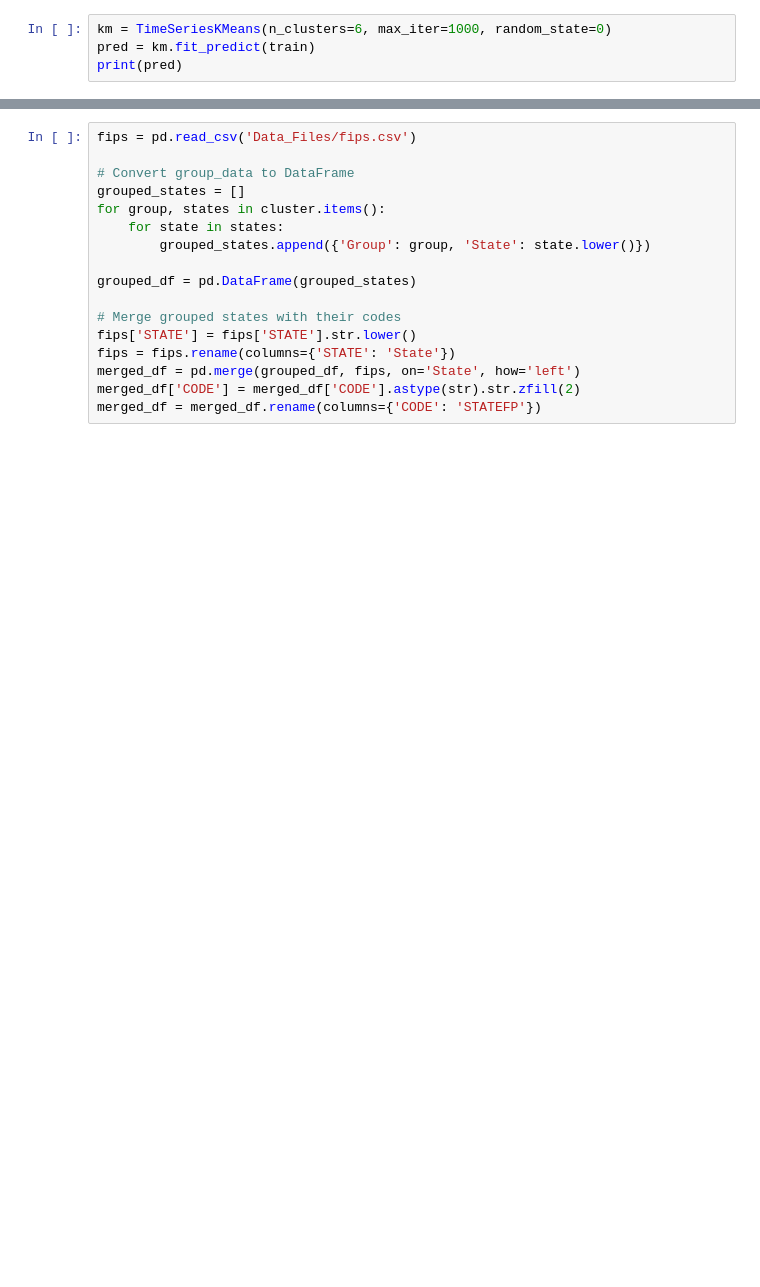
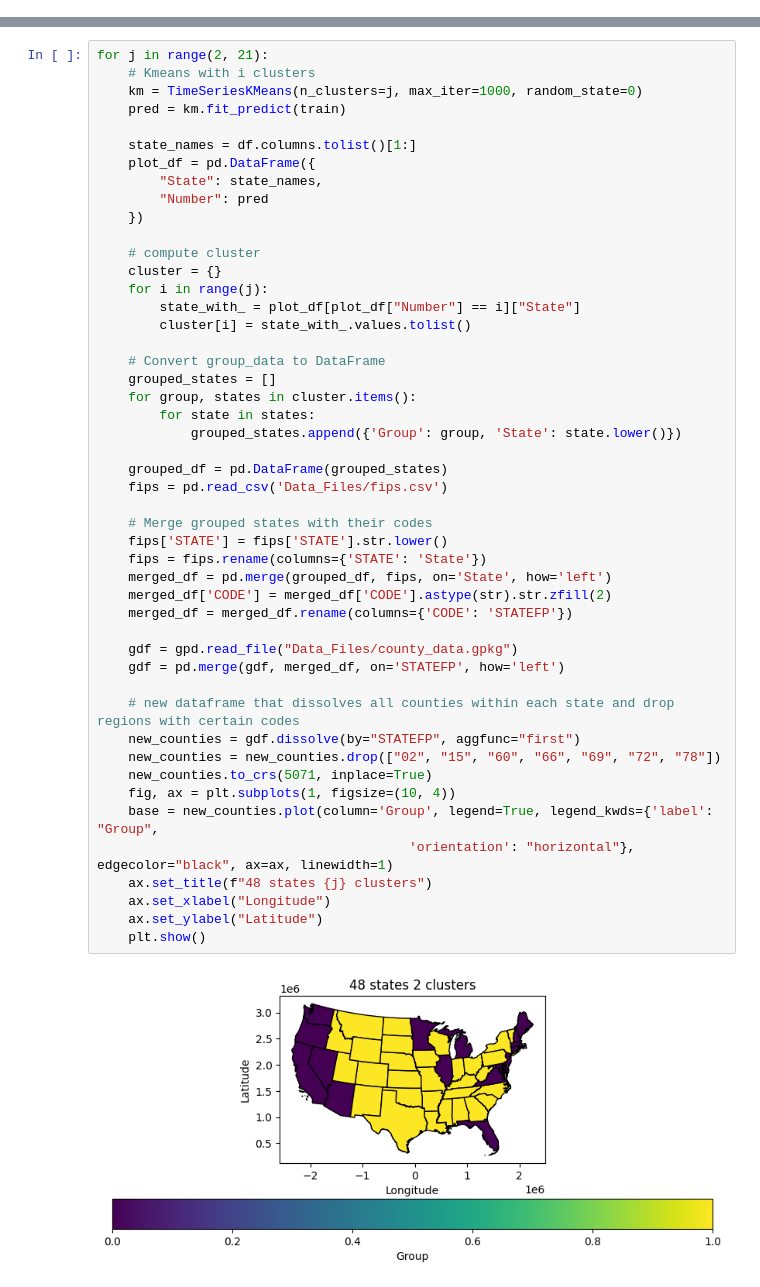
Before and after one commit to jpatrickb/vol3_housing_project, a Jupyter notebook: time_series_clustering.ipynb, the cells around one changed output, grey strips where cells are left out. Cells and saved outputs as stored; diff of their text form; blank space fills up the shorter version.

```diff
--- a/time_series_clustering.ipynb
+++ b/time_series_clustering.ipynb
@@ -40,4 +34,0 @@ print(train.shape)
-# %%
-km = TimeSeriesKMeans(n_clusters=6, max_iter=1000, random_state=0)
-pred = km.fit_predict(train)
-print(pred)
@@ -63,17 +35,50 @@ print(cluster)
 # %%
-fips = pd.read_csv('Data_Files/fips.csv')
+for j in range(2, 21):
+    # Kmeans with i clusters
+    km = TimeSeriesKMeans(n_clusters=j, max_iter=1000, random_state=0)
+    pred = km.fit_predict(train)
 
-# Convert group_data to DataFrame
-grouped_states = []
-for group, states in cluster.items():
-    for state in states:
-        grouped_states.append({'Group': group, 'State': state.lower()})
+    state_names = df.columns.tolist()[1:]
+    plot_df = pd.DataFrame({
+        "State": state_names,
+        "Number": pred
+    })
 
-grouped_df = pd.DataFrame(grouped_states)
+    # compute cluster
+    cluster = {}
+    for i in range(j):
+        state_with_ = plot_df[plot_df["Number"] == i]["State"]
+        cluster[i] = state_with_.values.tolist()
 
-# Merge grouped states with their codes
-fips['STATE'] = fips['STATE'].str.lower()
-fips = fips.rename(columns={'STATE': 'State'})
-merged_df = pd.merge(grouped_df, fips, on='State', how='left')
-merged_df['CODE'] = merged_df['CODE'].astype(str).str.zfill(2)
-merged_df = merged_df.rename(columns={'CODE': 'STATEFP'})
+    # Convert group_data to DataFrame
+    grouped_states = []
+    for group, states in cluster.items():
+        for state in states:
+            grouped_states.append({'Group': group, 'State': state.lower()})
+
+    grouped_df = pd.DataFrame(grouped_states)
+    fips = pd.read_csv('Data_Files/fips.csv')
+
+    # Merge grouped states with their codes
+    fips['STATE'] = fips['STATE'].str.lower()
+    fips = fips.rename(columns={'STATE': 'State'})
+    merged_df = pd.merge(grouped_df, fips, on='State', how='left')
+    merged_df['CODE'] = merged_df['CODE'].astype(str).str.zfill(2)
+    merged_df = merged_df.rename(columns={'CODE': 'STATEFP'})
+
+    gdf = gpd.read_file("Data_Files/county_data.gpkg")
+    gdf = pd.merge(gdf, merged_df, on='STATEFP', how='left')
+
+    # new dataframe that dissolves all counties within each state and drop regions with certain codes
+    new_counties = gdf.dissolve(by="STATEFP", aggfunc="first")
+    new_counties = new_counties.drop(["02", "15", "60", "66", "69", "72", "78"])
+    new_counties.to_crs(5071, inplace=True)
+    fig, ax = plt.subplots(1, figsize=(10, 4))
+    base = new_counties.plot(column='Group', legend=True, legend_kwds={'label': "Group",
+                                        'orientation': "horizontal"}, edgecolor="black", ax=ax, linewidth=1)
+    ax.set_title(f"48 states {j} clusters")
+    ax.set_xlabel("Longitude")
+    ax.set_ylabel("Latitude")
+    plt.show()
+# %% [output]
+[figure, added]
```
Also changed, not shown: parts of 9 cells of this notebook.
